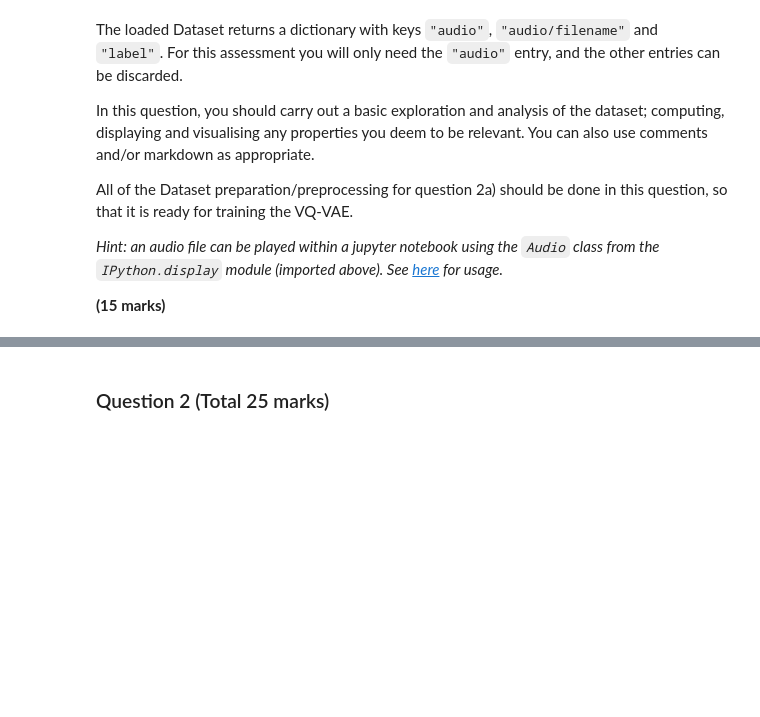
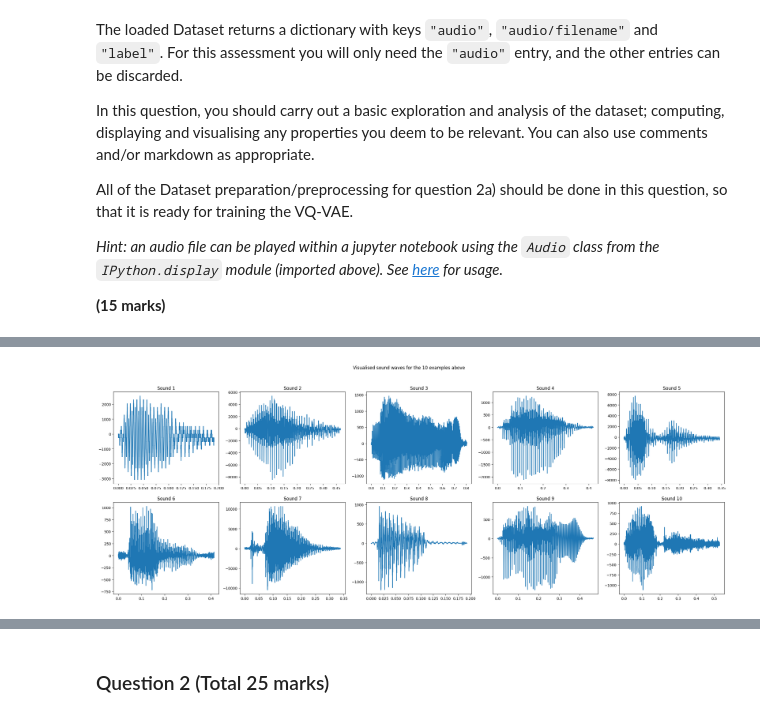
Before and after one commit to frasermartinx/DL, a Jupyter notebook: Week 11/Week 11 Coursework/DL_CW3_02476922.ipynb, the cells around one changed output, grey strips where cells are left out. Saved outputs shown, nothing was run; the diff lists cells and outputs as text; code cells hidden in the pictures; blank space fills up the shorter version.

```diff
--- a/Week 11/Week 11 Coursework/DL_CW3_02476922.ipynb
+++ b/Week 11/Week 11 Coursework/DL_CW3_02476922.ipynb
@@ -88,0 +123,15 @@ _Hint: an audio file can be played within a jupyter notebook using the `Audio` c
+# %%
+#now side by side for comparison
+fig, axs = plt.subplots(nrows = 2, ncols = 5)
+fig.set_figwidth(30)
+fig.set_figheight(10)
+for i, ele in enumerate(ds.take(10)):
+    time = np.linspace(0,ele.shape[0]/sr,ele.shape[0])
+    axs[i//5, i%5].plot(time, ele)
+    axs[i//5, i%5].set_title(f"Sound {i+1}")
+plt.suptitle("Visualised sound waves for the 10 examples above")
+plt.show()
+
+#clearly they need to be normalised
+# %% [output]
+[figure, added]
```
Also changed, not shown: parts of 36 cells of this notebook, 5 other files.
